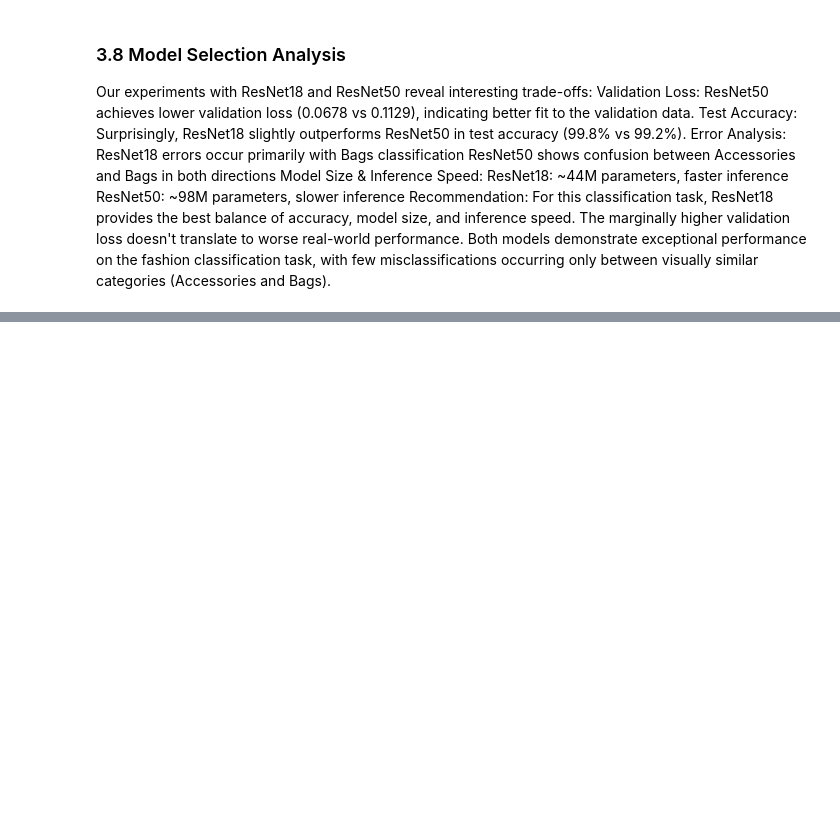
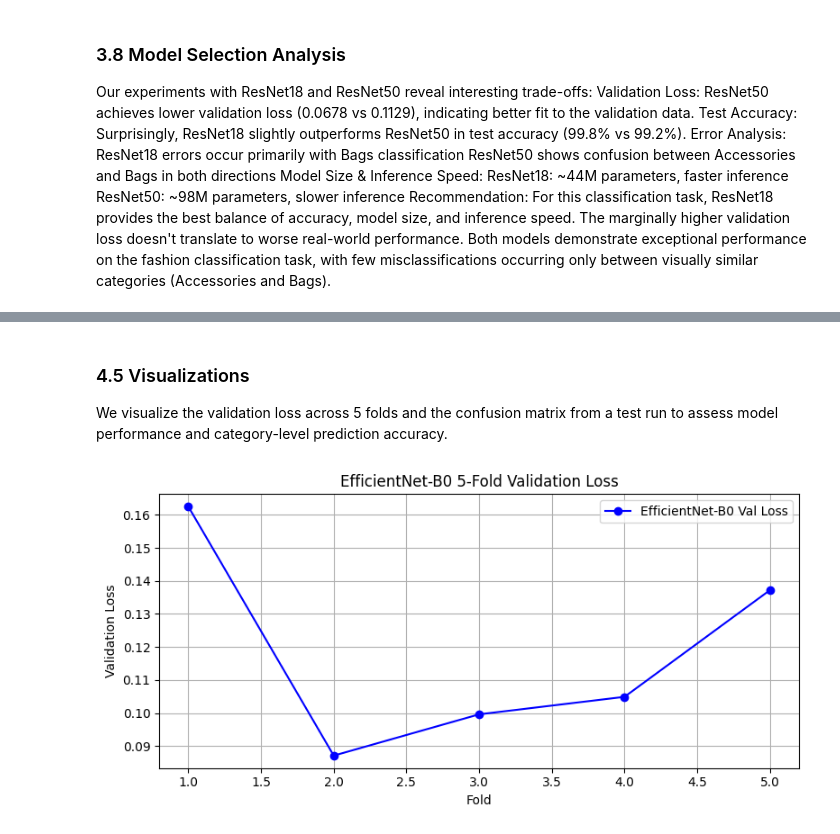
Before and after one commit to Aaron-YuchengZhu/fashion-classifier, a Jupyter notebook: notebooks/fashion_classifier1.ipynb, the cells around one changed output, grey strips where cells are left out. Cells and saved outputs as stored; diff of their text form; code cells hidden in the pictures; blank space fills up the shorter version.

```diff
--- a/notebooks/fashion_classifier1.ipynb
+++ b/notebooks/fashion_classifier1.ipynb
@@ -1435,0 +1574,23 @@ To be filled.
+# %% [markdown]
+### 4.5 Visualizations
+We visualize the validation loss across 5 folds and the confusion matrix from a test run to assess model performance and category-level prediction accuracy.
+# %%
+import matplotlib.pyplot as plt
+import seaborn as sns
+from sklearn.metrics import confusion_matrix
+
+#Validation Loss Plot
+val_losses = [0.1625, 0.0871, 0.0996, 0.1049, 0.1372]
+folds = [1, 2, 3, 4, 5]
+
+plt.figure(figsize=(8, 4))
+plt.plot(folds, val_losses, marker='o', color='blue', label='EfficientNet-B0 Val Loss')
+plt.xlabel("Fold")
+plt.ylabel("Validation Loss")
+plt.title("EfficientNet-B0 5-Fold Validation Loss")
+plt.grid(True)
+plt.legend()
+plt.tight_layout()
+plt.show()
+# %% [output]
+[figure, added]
```
Also changed, not shown: parts of 13 cells of this notebook.
